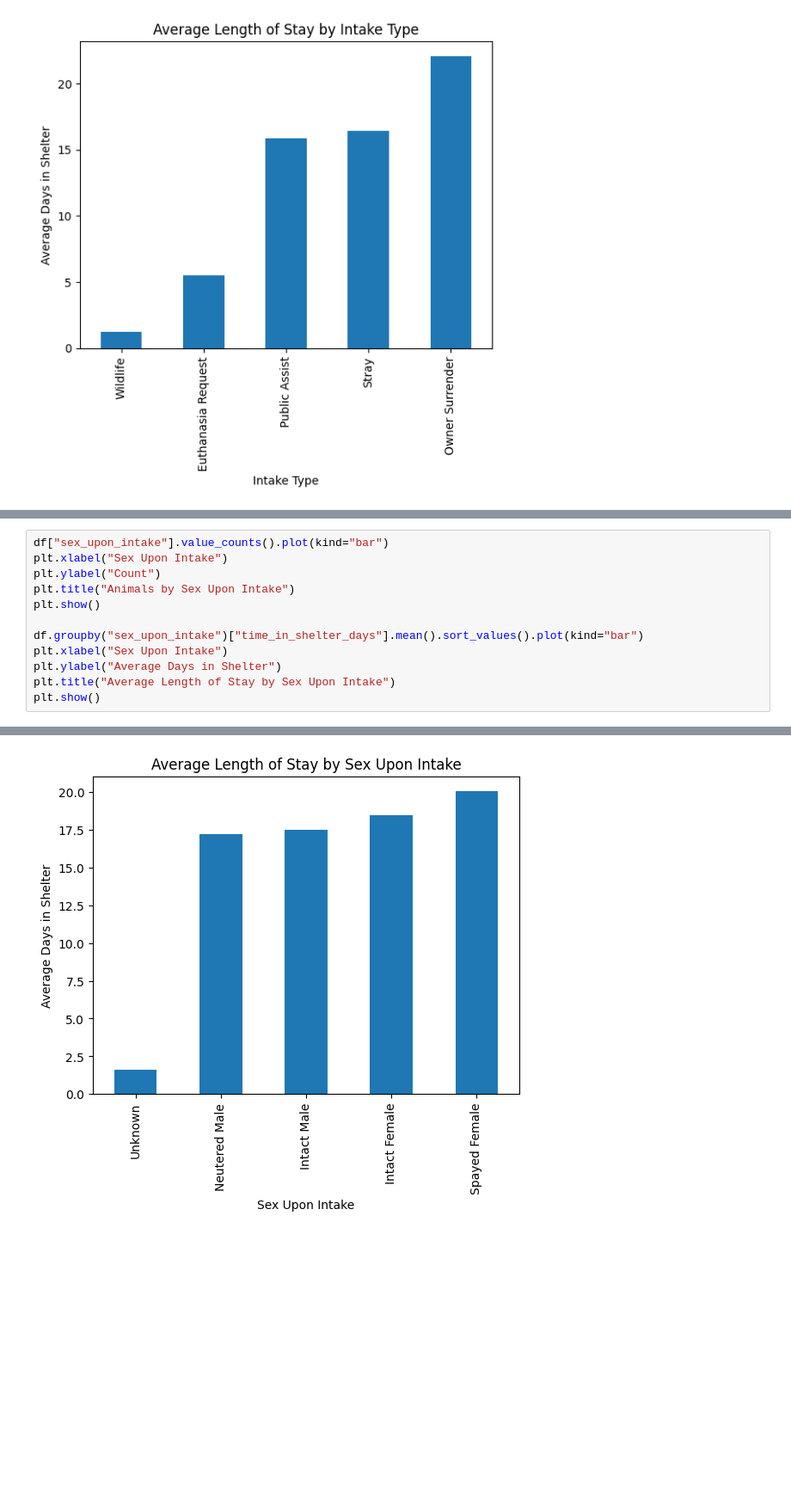
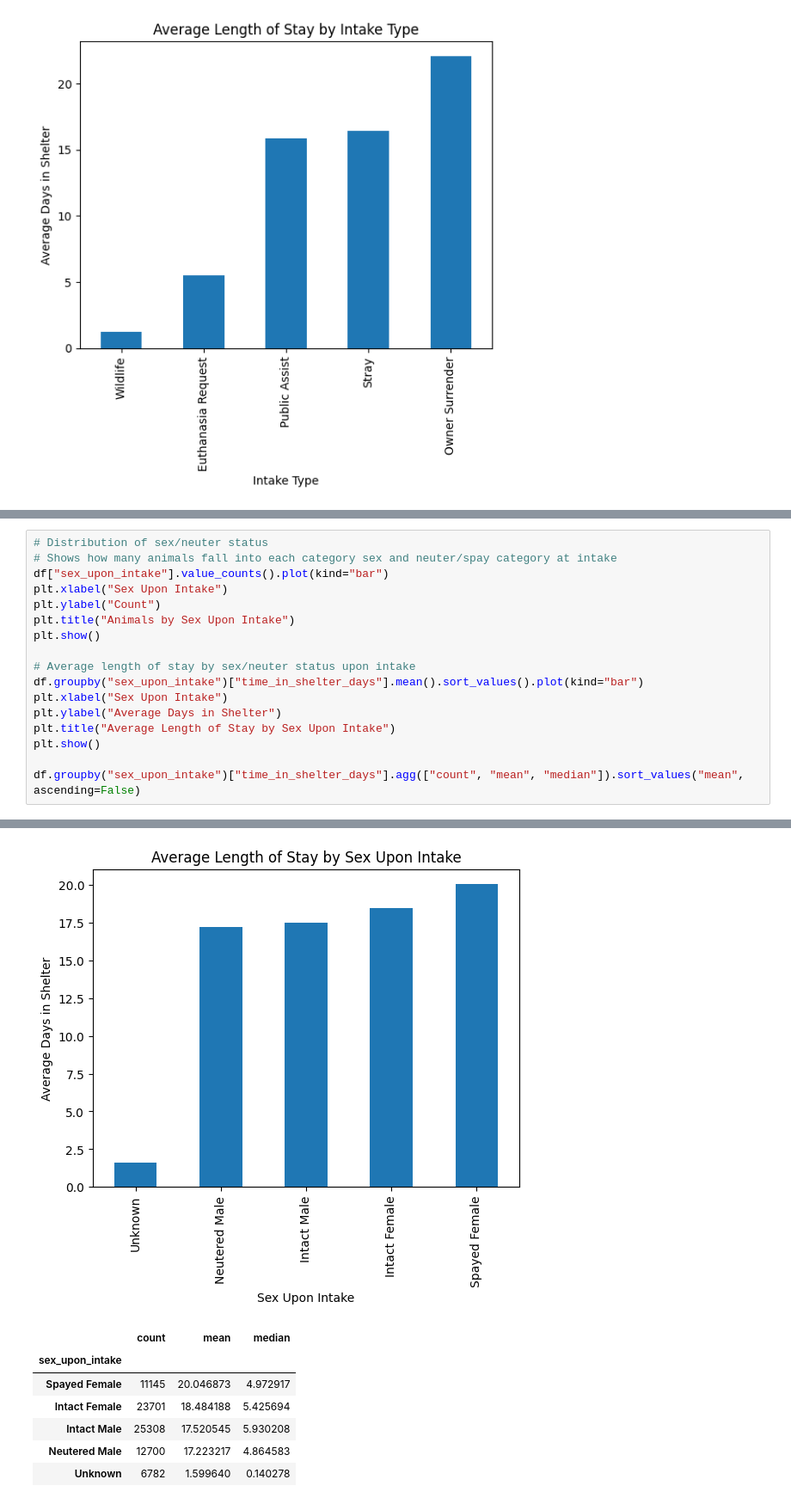
Before and after one commit to paw-some-pals/furcast, a Jupyter notebook: source/aac_eda.ipynb, the cells around one changed output, grey strips where cells are left out. Shown at 86% size. Cells and saved outputs as stored; diff of their text form; blank space fills up the shorter version.

```diff
--- a/source/aac_eda.ipynb
+++ b/source/aac_eda.ipynb
@@ -149,16 +161,28 @@ plt.show()
 # %%
+# Distribution of sex/neuter status
+# Shows how many animals fall into each category sex and neuter/spay category at intake
 df["sex_upon_intake"].value_counts().plot(kind="bar")
 plt.xlabel("Sex Upon Intake")
 plt.ylabel("Count")
 plt.title("Animals by Sex Upon Intake")
 plt.show()
 
+# Average length of stay by sex/neuter status upon intake
 df.groupby("sex_upon_intake")["time_in_shelter_days"].mean().sort_values().plot(kind="bar")
 plt.xlabel("Sex Upon Intake")
 plt.ylabel("Average Days in Shelter")
 plt.title("Average Length of Stay by Sex Upon Intake")
 plt.show()
+
+df.groupby("sex_upon_intake")["time_in_shelter_days"].agg(["count", "mean", "median"]).sort_values("mean", ascending=False)
 # %% [output]
 [figure]
 [figure]
+|  | count | mean | median |
+| sex_upon_intake |  |  |  |
+| Spayed Female | 11145 | 20.046873 | 4.972917 |
+| Intact Female | 23701 | 18.484188 | 5.425694 |
+| Intact Male | 25308 | 17.520545 | 5.930208 |
+| Neutered Male | 12700 | 17.223217 | 4.864583 |
+| Unknown | 6782 | 1.599640 | 0.140278 |
 # %%
```
Also changed, not shown: parts of 6 cells of this notebook.
